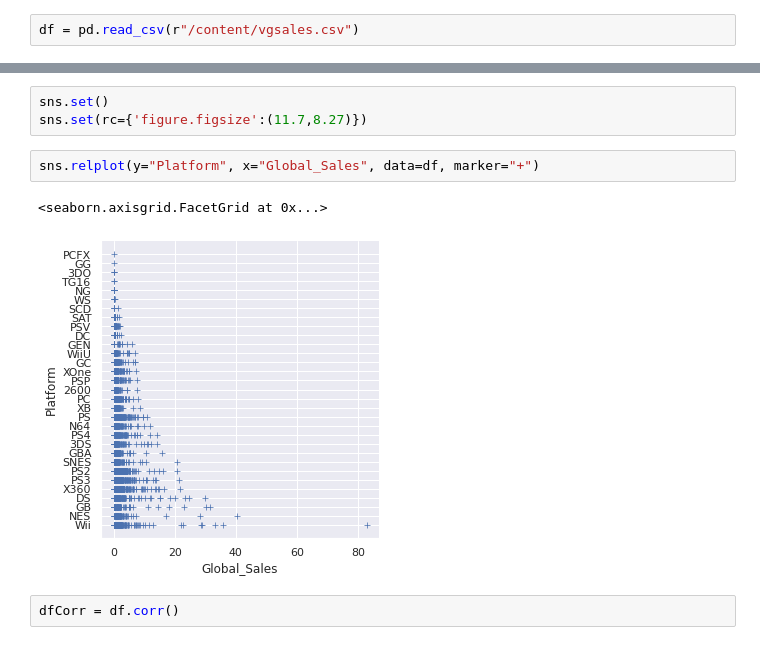
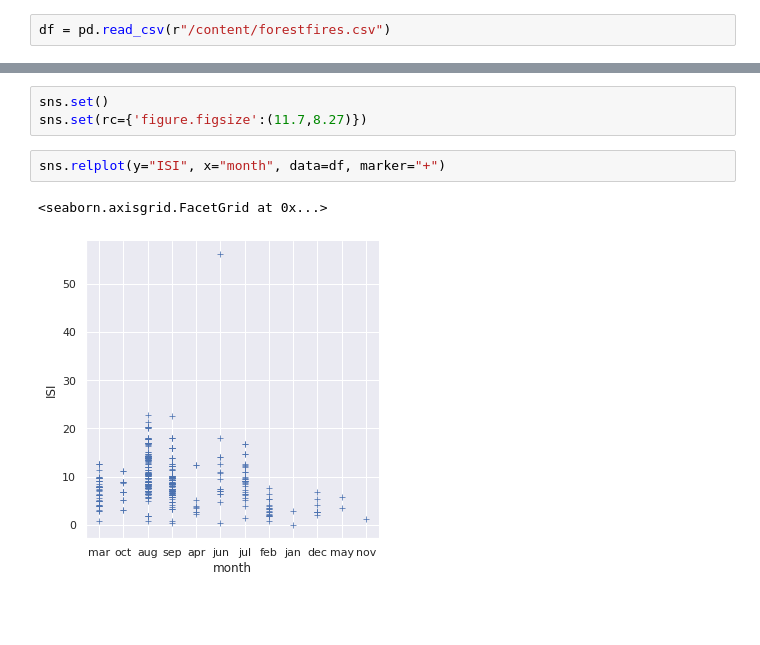
Before and after one commit to AymericShini/python-base, a Jupyter notebook: Projet.ipynb, the cells around one changed output, grey strips where cells are left out. Saved outputs shown, nothing was run; the diff lists cells and outputs as text; blank space fills up the shorter version.

```diff
--- a/Projet.ipynb
+++ b/Projet.ipynb
@@ -27,2 +25,2 @@ Requirement already satisfied: six in /usr/local/lib/python3.6/dist-packages (fr
 # %%
-df = pd.read_csv(r"/content/vgsales.csv")
+df = pd.read_csv(r"/content/forestfires.csv")
@@ -83,9 +129,7 @@ df["Year"].min()
 sns.set()
 sns.set(rc={'figure.figsize':(11.7,8.27)})
 # %%
-sns.relplot(y="Platform", x="Global_Sales", data=df, marker="+")
+sns.relplot(y="ISI", x="month", data=df, marker="+")
 # %% [output]
 <seaborn.axisgrid.FacetGrid at 0x...>
-[figure, old version]
+[figure, new version]
-# %%
-dfCorr = df.corr()
```
Also changed, not shown: parts of 42 cells of this notebook, 1 other file.
